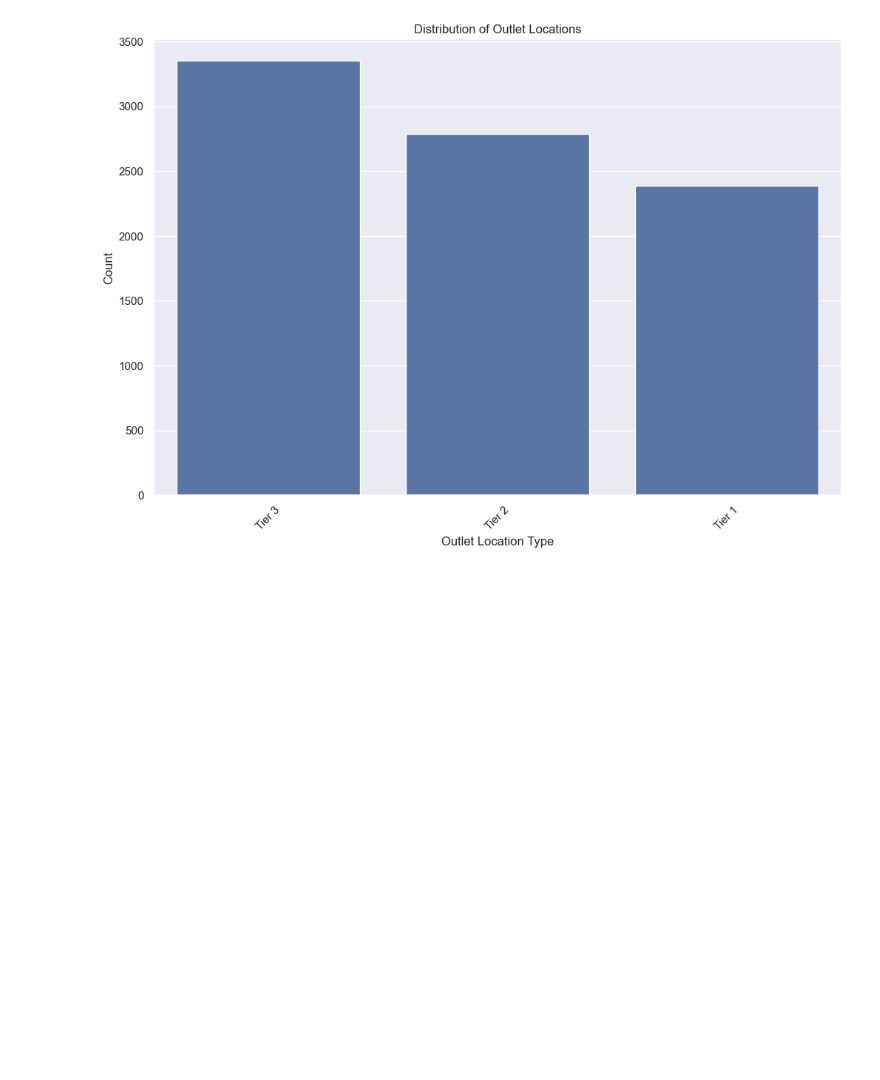
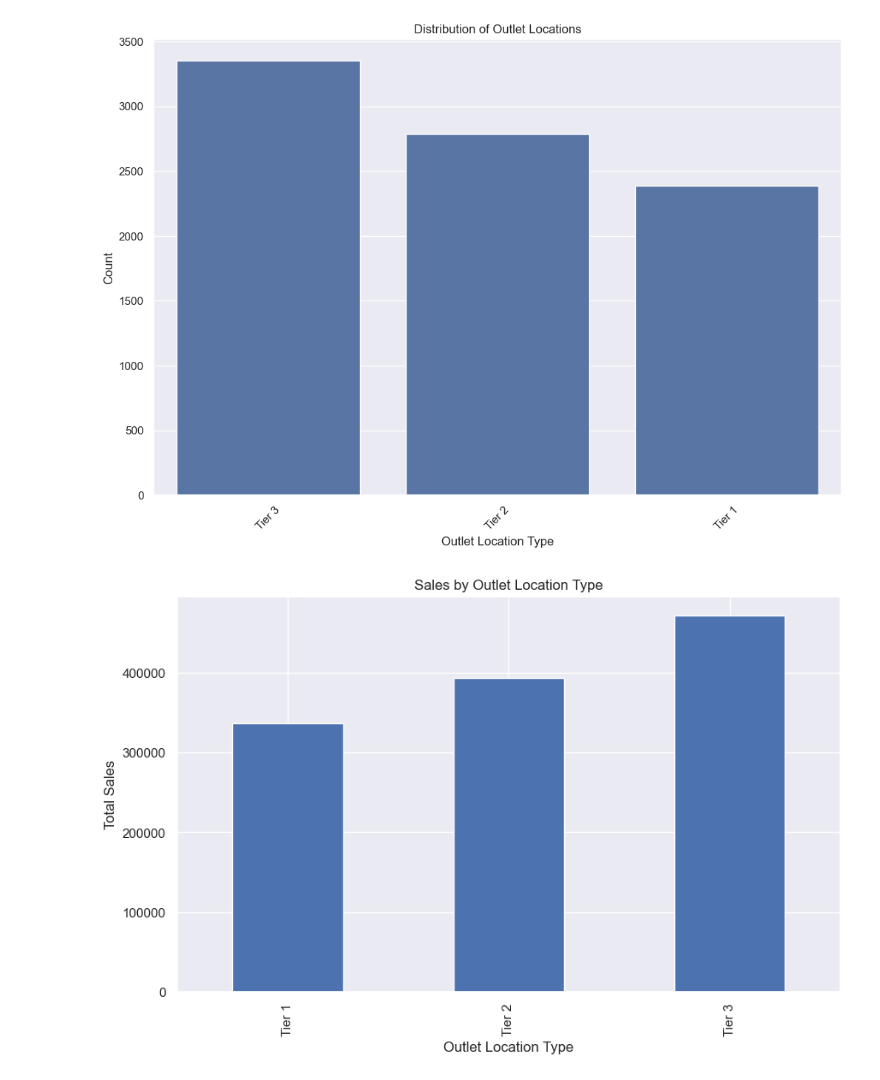
Before and after one commit to EktaAgarwal02/ecommerce, a Jupyter notebook: sales.ipynb, the cells around one changed output. Cells and saved outputs as stored; diff of their text form; code cells hidden in the pictures; blank space fills up the shorter version.

```diff
--- a/sales.ipynb
+++ b/sales.ipynb
@@ -214,6 +214,19 @@ plt.xticks(rotation=45)
 plt.show()
 # %% [output]
 [figure]
+# %%
+# Sales by Outlet Location Type
+#def create_sales_by_location_analysis():
+import pandas as pd
+import matplotlib.pyplot as plt
+location_sales = df.groupby('Outlet Location Type')['Sales'].sum()
+location_sales.plot(kind='bar', figsize=(10, 6))
+plt.title('Sales by Outlet Location Type')
+plt.xlabel('Outlet Location Type')
+plt.ylabel('Total Sales')
+plt.show()
+# %% [output]
+[figure, added]
 # %%
 import plotly.express as px
 
```
Also changed, not shown: parts of 9 cells of this notebook, 6 other files.
